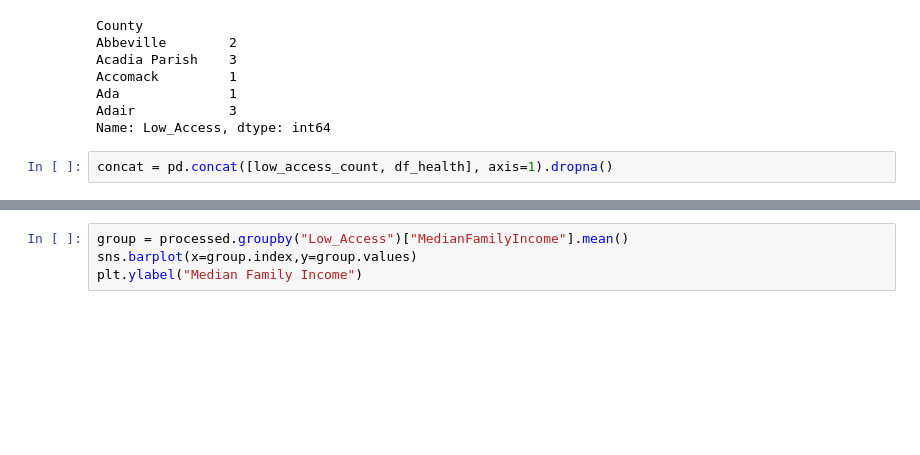
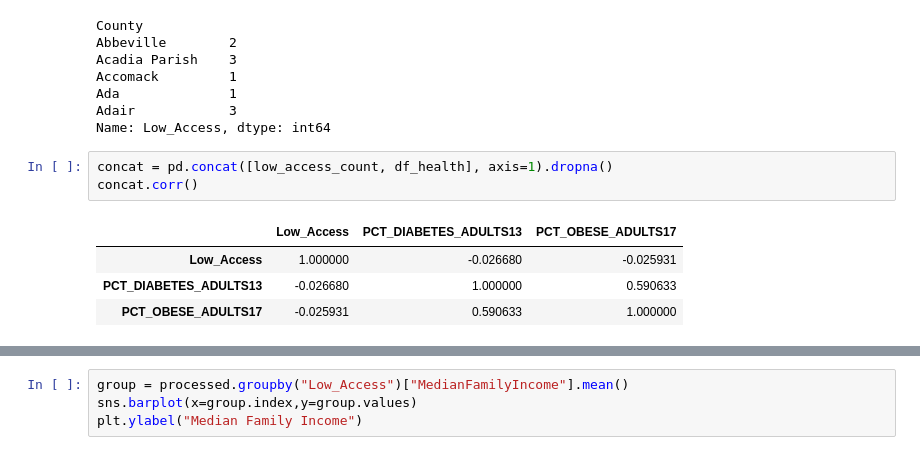
Before and after one commit to hungqbui/RiceDatathon25, a Jupyter notebook: 2019.ipynb, the cells around one changed output, grey strips where cells are left out. Drawn from its saved outputs; the diff is of its cells as text; blank space fills up the shorter version.

```diff
--- a/2019.ipynb
+++ b/2019.ipynb
@@ -127,6 +138,12 @@ Adair            3
 Name: Low_Access, dtype: int64
 # %%
 concat = pd.concat([low_access_count, df_health], axis=1).dropna()
+concat.corr()
+# %% [output]
+|  | Low_Access | PCT_DIABETES_ADULTS13 | PCT_OBESE_ADULTS17 |
+| Low_Access | 1.000000 | -0.026680 | -0.025931 |
+| PCT_DIABETES_ADULTS13 | -0.026680 | 1.000000 | 0.590633 |
+| PCT_OBESE_ADULTS17 | -0.025931 | 0.590633 | 1.000000 |
 # %%
 sns.lineplot(data=concat, y="PCT_OBESE_ADULTS17", x="Low_Access")
 plt.show()
```
Also changed, not shown: parts of 7 cells of this notebook, 1 other file.
